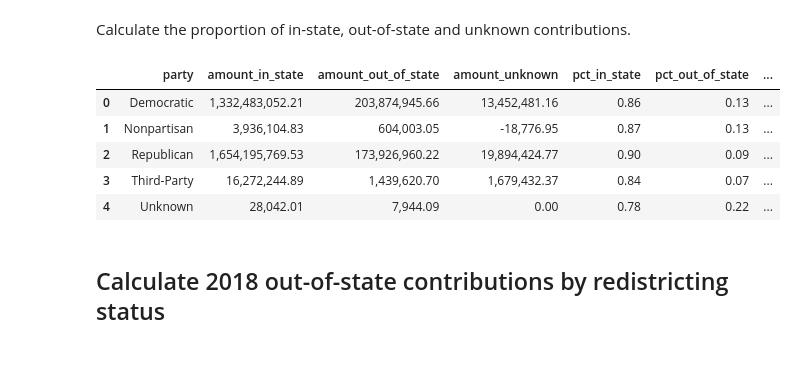
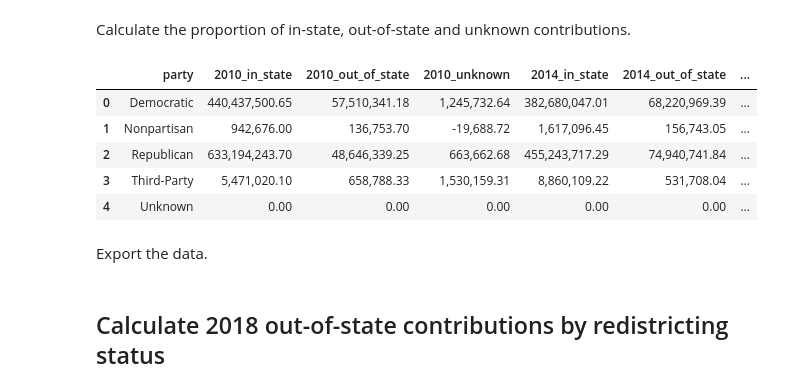
Before and after one commit to PublicI/out-of-state-contribs, a Jupyter notebook: national-analysis.ipynb, the cells around one changed output. Saved outputs shown, nothing was run; the diff lists cells and outputs as text; code cells hidden in the pictures; blank space fills up the shorter version.

```diff
--- a/national-analysis.ipynb
+++ b/national-analysis.ipynb
@@ -145,14 +100,22 @@ contributions_by_party
 # %% [markdown]
 Calculate the proportion of in-state, out-of-state and unknown contributions.
-# %%
-contributions_by_party["pct_in_state"] = contributions_by_party["amount_in_state"] / (contributions_by_party["amount_in_state"] + contributions_by_party["amount_out_of_state"] + contributions_by_party["amount_unknown"])
-contributions_by_party["pct_out_of_state"] = contributions_by_party["amount_out_of_state"] / (contributions_by_party["amount_in_state"] + contributions_by_party["amount_out_of_state"] + contributions_by_party["amount_unknown"])
-contributions_by_party["pct_unknown"] = contributions_by_party["amount_unknown"] / (contributions_by_party["amount_in_state"] + contributions_by_party["amount_out_of_state"] + contributions_by_party["amount_unknown"])
-contributions_by_party
-# %% [output]
-|  | party | amount_in_state | amount_out_of_state | amount_unknown | pct_in_state | pct_out_of_state | ... |
-| 0 | Democratic | 1,332,483,052.21 | 203,874,945.66 | 13,452,481.16 | 0.86 | 0.13 | ... |
-| 1 | Nonpartisan | 3,936,104.83 | 604,003.05 | -18,776.95 | 0.87 | 0.13 | ... |
-| 2 | Republican | 1,654,195,769.53 | 173,926,960.22 | 19,894,424.77 | 0.90 | 0.09 | ... |
-| 3 | Third-Party | 16,272,244.89 | 1,439,620.70 | 1,679,432.37 | 0.84 | 0.07 | ... |
-| 4 | Unknown | 28,042.01 | 7,944.09 | 0.00 | 0.78 | 0.22 | ... |
+# %%
+contributions_by_party["pct_18_in_state"] = contributions_by_party["2018_in_state"] / (contributions_by_party["2018_in_state"] + contributions_by_party["2018_out_of_state"] + contributions_by_party["2018_unknown"])
+contributions_by_party["pct_18_out_of_state"] = contributions_by_party["2018_out_of_state"] / (contributions_by_party["2018_in_state"] + contributions_by_party["2018_out_of_state"] + contributions_by_party["2018_unknown"])
+contributions_by_party["pct_18_unknown"] = contributions_by_party["2018_unknown"] / (contributions_by_party["2018_in_state"] + contributions_by_party["2018_out_of_state"] + contributions_by_party["2018_unknown"])
+contributions_by_party["pct_14_in_state"] = contributions_by_party["2014_in_state"] / (contributions_by_party["2014_in_state"] + contributions_by_party["2014_out_of_state"] + contributions_by_party["2014_unknown"])
+contributions_by_party["pct_14_out_of_state"] = contributions_by_party["2014_out_of_state"] / (contributions_by_party["2014_in_state"] + contributions_by_party["2014_out_of_state"] + contributions_by_party["2014_unknown"])
+contributions_by_party["pct_14_unknown"] = contributions_by_party["2010_unknown"] / (contributions_by_party["2014_in_state"] + contributions_by_party["2014_out_of_state"] + contributions_by_party["2014_unknown"])
+contributions_by_party["pct_10_in_state"] = contributions_by_party["2010_in_state"] / (contributions_by_party["2010_in_state"] + contributions_by_party["2010_out_of_state"] + contributions_by_party["2010_unknown"])
+contributions_by_party["pct_10_out_of_state"] = contributions_by_party["2014_out_of_state"] / (contributions_by_party["2010_in_state"] + contributions_by_party["2010_out_of_state"] + contributions_by_party["2010_unknown"])
+contributions_by_party["pct_10_unknown"] = contributions_by_party["2010_unknown"] / (contributions_by_party["2010_in_state"] + contributions_by_party["2010_out_of_state"] + contributions_by_party["2010_unknown"])
+contributions_by_party
+# %% [output]
+|  | party | 2010_in_state | 2010_out_of_state | 2010_unknown | 2014_in_state | 2014_out_of_state | ... |
+| 0 | Democratic | 440,437,500.65 | 57,510,341.18 | 1,245,732.64 | 382,680,047.01 | 68,220,969.39 | ... |
+| 1 | Nonpartisan | 942,676.00 | 136,753.70 | -19,688.72 | 1,617,096.45 | 156,743.05 | ... |
+| 2 | Republican | 633,194,243.70 | 48,646,339.25 | 663,662.68 | 455,243,717.29 | 74,940,741.84 | ... |
+| 3 | Third-Party | 5,471,020.10 | 658,788.33 | 1,530,159.31 | 8,860,109.22 | 531,708.04 | ... |
+| 4 | Unknown | 0.00 | 0.00 | 0.00 | 0.00 | 0.00 | ... |
+# %% [markdown]
+Export the data.
```
Also changed, not shown: parts of 17 cells of this notebook.
